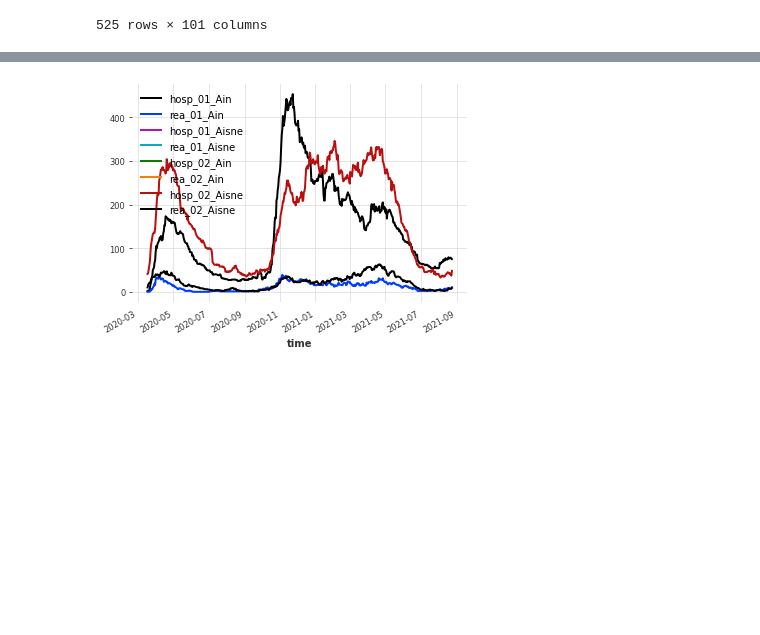
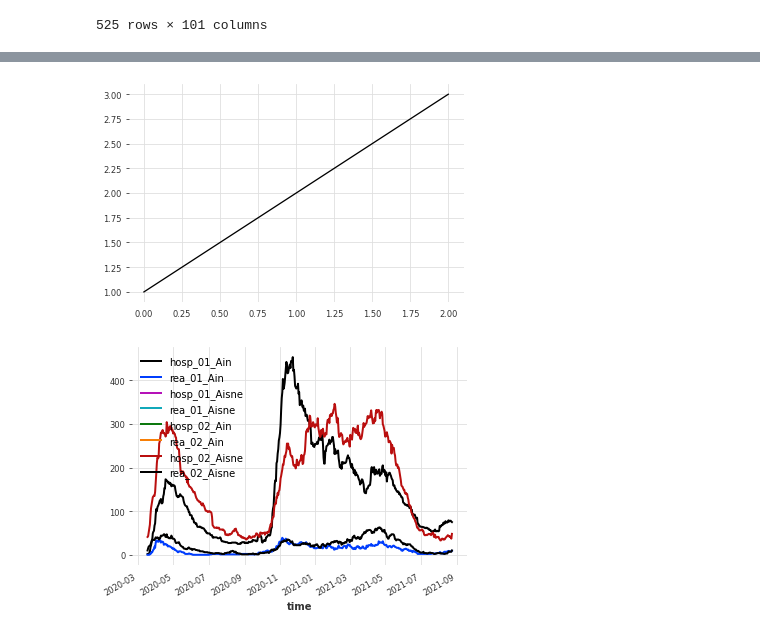
Before and after one commit to limiteinductive/elaine_and_the_gentle_boyz, a Jupyter notebook: notebooks/darts.ipynb, the cells around one changed output, grey strips where cells are left out. Cells and saved outputs as stored; diff of their text form; code cells hidden in the pictures; blank space fills up the shorter version.

```diff
--- a/notebooks/darts.ipynb
+++ b/notebooks/darts.ipynb
@@ -128,3 +111,6 @@ pd.DataFrame(d)
 525 rows × 101 columns
 # %%
 from egbz.utils import *
+# %%
+plt.plot([1, 2 ,3]);
+# %% [output]
@@ -131,3 +118,4 @@ from egbz.utils import *
+[figure, added]
 # %%
 df = df.query('dep=="01" | dep=="02"')
 # %%
```
Also changed, not shown: parts of 5 cells of this notebook, 1 other file.
